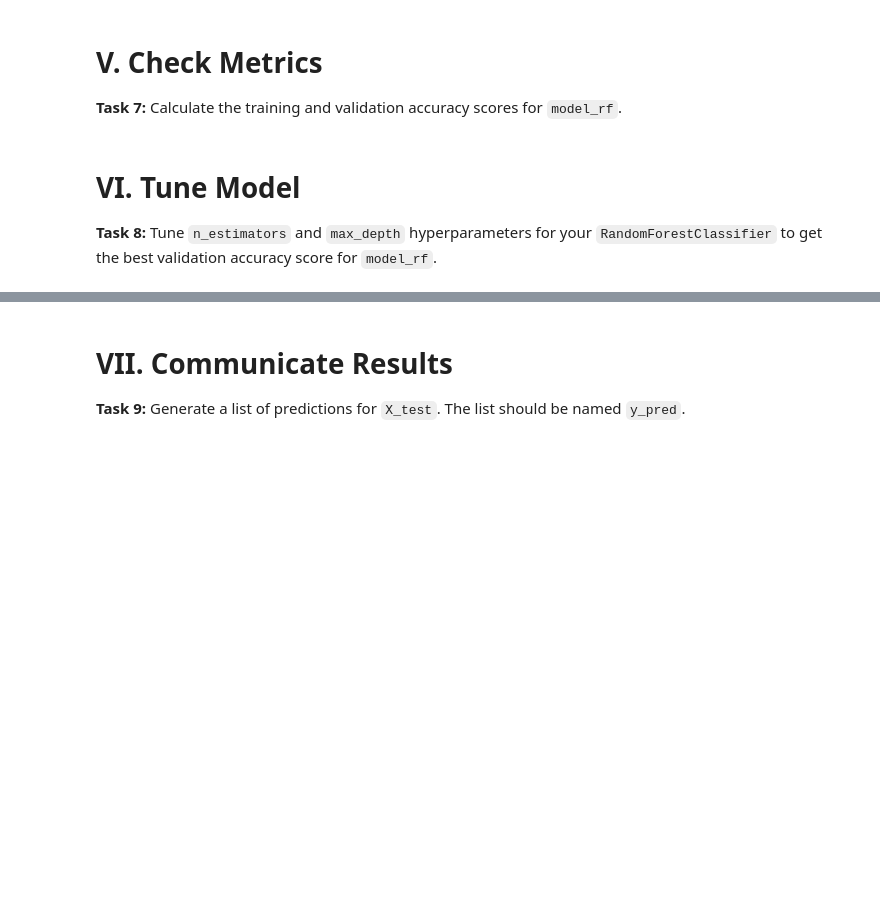
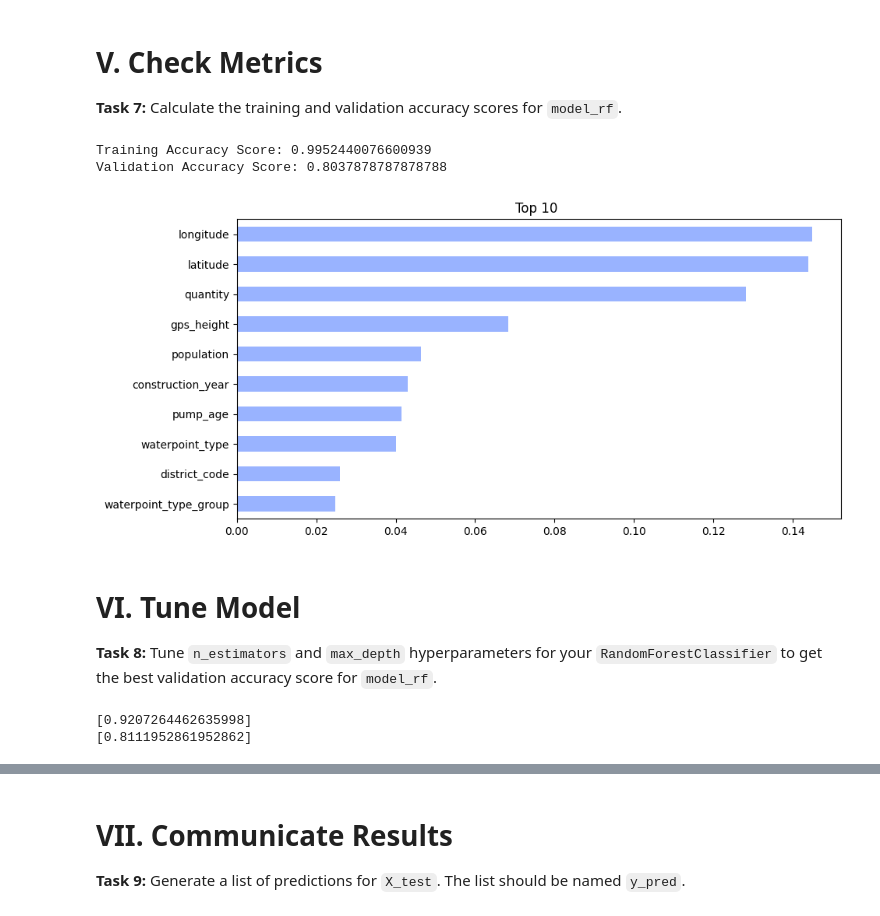
Before and after one commit to sikoh/DS-Tree-Based-Models, a Jupyter notebook: Random-Forests/DS_RandomForests_Homework.ipynb, the cells around one changed output, grey strips where cells are left out. Drawn from its saved outputs; the diff is of its cells as text; code cells hidden in the pictures; blank space fills up the shorter version.

```diff
--- a/Random-Forests/DS_RandomForests_Homework.ipynb
+++ b/Random-Forests/DS_RandomForests_Homework.ipynb
@@ -72,4 +98,9 @@ y = ...
+# %%
+X = df.drop(columns='status_group')
+y = df['status_group']
 # %% [markdown]
 **Task 4:** Using a randomized split, divide `X` and `y` into a training set (`X_train`, `y_train`) and a validation set (`X_val`, `y_val`).
+# %%
+X_train, X_val, y_train, y_val = train_test_split(X, y, test_size=0.2, random_state=42)
 # %%
-X_train, X_val, y_train, y_val = ..., ..., ..., ...
+X_train.shape, X_val.shape, y_train.shape, y_val.shape
@@ -94,0 +128,6 @@ model_rf = ...
+# %%
+ordinal = OrdinalEncoder()
+mean = SimpleImputer()
+rf = RandomForestClassifier(random_state=42, n_jobs=-1)
+model_rf = make_pipeline(ordinal, mean, rf)
+model_rf.fit(X_train, y_train)
@@ -97,11 +154,34 @@ model_rf = ...
 
 **Task 7:** Calculate the training and validation accuracy scores for `model_rf`.
 # %%
-training_acc = ...
-val_acc = ...
+training_acc = model_rf.score(X_train, y_train)
+val_acc = model_rf.score(X_val, y_val)
 
 print('Training Accuracy Score:', training_acc)
 print('Validation Accuracy Score:', val_acc)
+# %% [output]
+Training Accuracy Score: 0.9952440076600939
+Validation Accuracy Score: 0.8037878787878788
+# %%
+#lets look at what features had the most sway
+
+encoder = model_rf.named_steps['ordinalencoder']
+encoded = encoder.transform(X_train)
+
+%matplotlib inline
+
+import matplotlib.pyplot as plt
+
+hmm = model_rf.named_steps['randomforestclassifier']
+importances = pd.Series(hmm.feature_importances_, encoded.columns)
+
+n = 10
+plt.figure(figsize=(10, n/2))
+plt.title(f'Top {n} ')
+importances.sort_values()[-n:].plot.barh(color='#99b3ff')
+plt.show()
+# %% [output]
+[figure, added]
 # %% [markdown]
 # VI. Tune Model
 
@@ -111,0 +225,6 @@ print('Validation Accuracy Score:', val_acc)
+# %%
+print(train_acc)
+print(val_acc)
+# %% [output]
+[0.9207264462635998]
+[0.8111952861952862]
```
Also changed, not shown: parts of 17 cells of this notebook.
